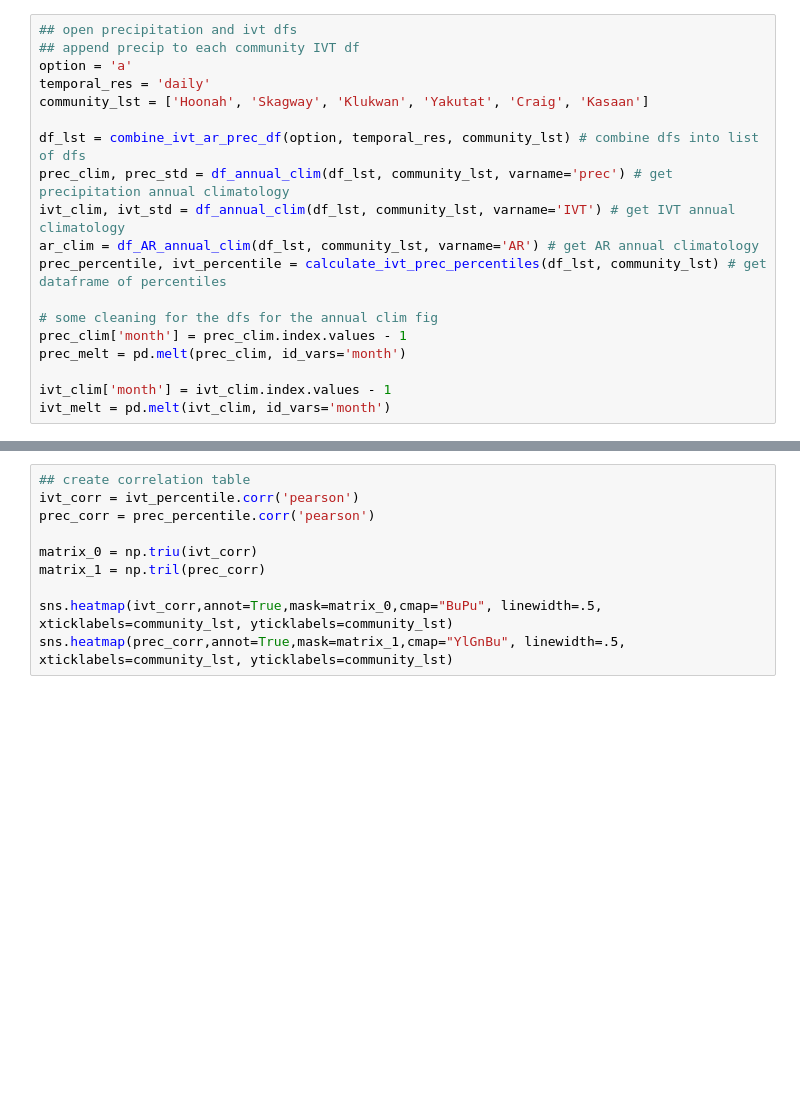
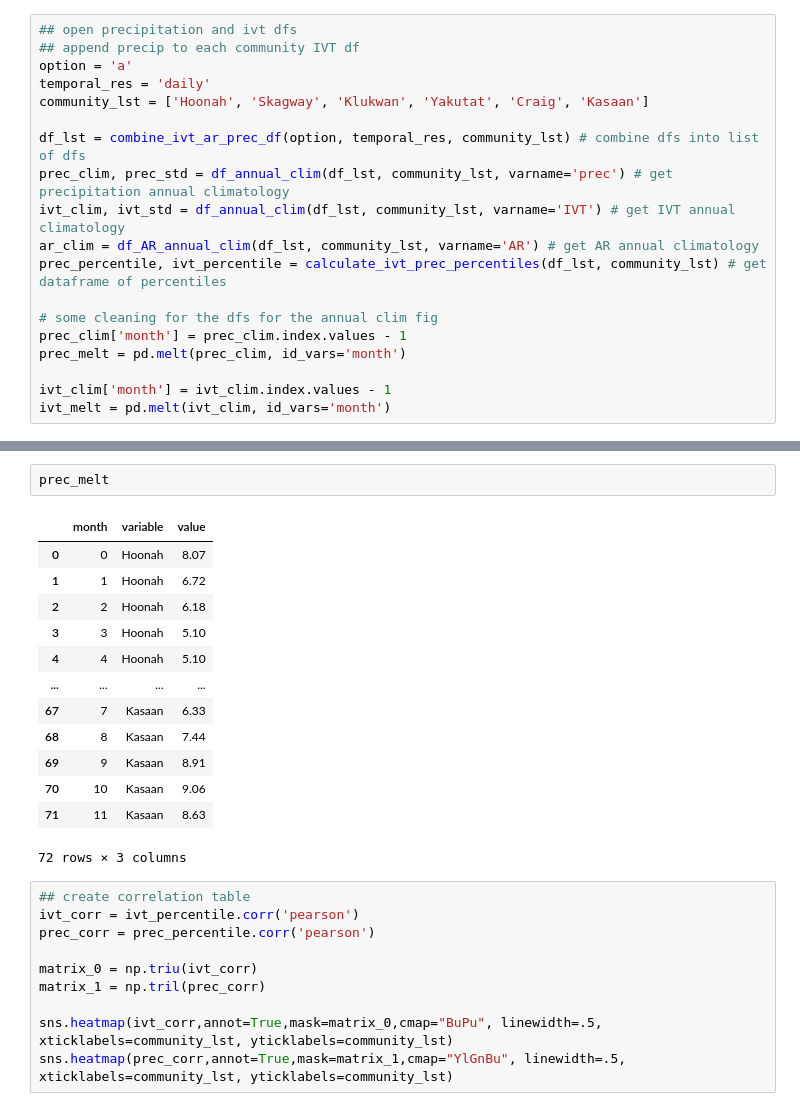
Before and after one commit to dlnash/SEAK_climatology, a Jupyter notebook: analysis/windrose_scatter.ipynb, the cells around one changed output, grey strips where cells are left out. Drawn from its saved outputs; the diff is of its cells as text; blank space fills up the shorter version.

```diff
--- a/analysis/windrose_scatter.ipynb
+++ b/analysis/windrose_scatter.ipynb
@@ -67,3 +84,19 @@ ivt_melt = pd.melt(ivt_clim, id_vars='month')
+# %%
+prec_melt
+# %% [output]
+|  | month | variable | value |
+| 0 | 0 | Hoonah | 8.07 |
+| 1 | 1 | Hoonah | 6.72 |
+| 2 | 2 | Hoonah | 6.18 |
+| 3 | 3 | Hoonah | 5.10 |
+| 4 | 4 | Hoonah | 5.10 |
+| ... | ... | ... | ... |
+| 67 | 7 | Kasaan | 6.33 |
+| 68 | 8 | Kasaan | 7.44 |
+| 69 | 9 | Kasaan | 8.91 |
+| 70 | 10 | Kasaan | 9.06 |
+| 71 | 11 | Kasaan | 8.63 |
+72 rows × 3 columns
 # %%
 ## create correlation table
 ivt_corr = ivt_percentile.corr('pearson')
```
Also changed, not shown: parts of 2 cells of this notebook, 1 other file.
